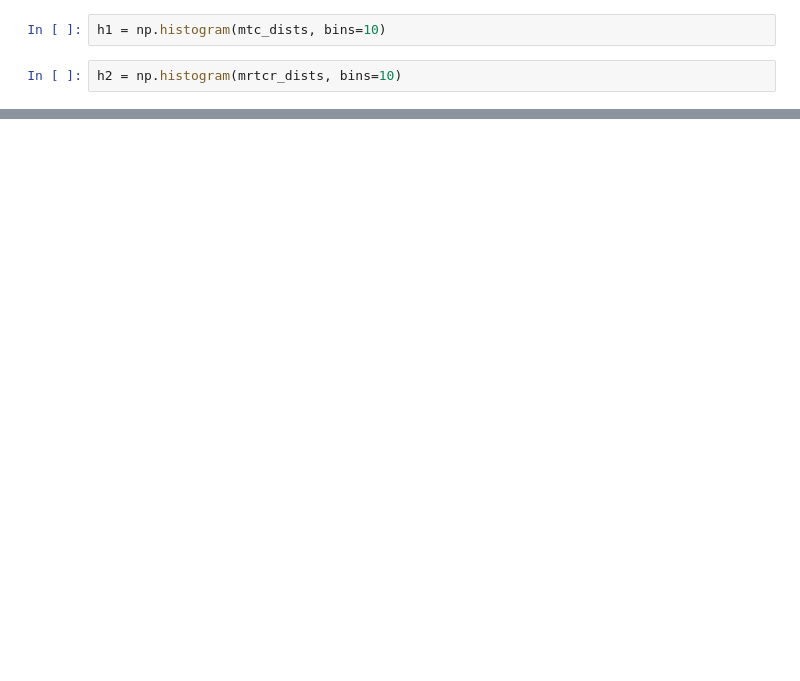
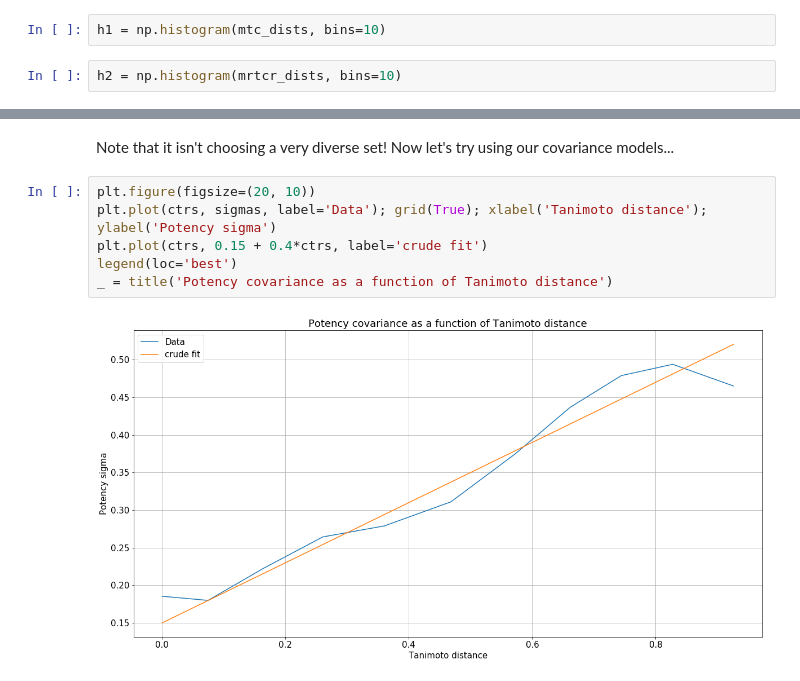
Before and after one commit to owatson/PenalizedPrediction, a Jupyter notebook: MalariaPaper.ipynb, the cells around one changed output, grey strips where cells are left out. Drawn from its saved outputs; the diff is of its cells as text; blank space fills up the shorter version.

```diff
--- a/MalariaPaper.ipynb
+++ b/MalariaPaper.ipynb
@@ -858,0 +996,10 @@ _ = plt.title('Estimate of fraction of actives as function of distance from an a
+# %% [markdown]
+Note that it isn't choosing a very diverse set!  Now let's try using our covariance models...
+# %%
+plt.figure(figsize=(20, 10))
+plt.plot(ctrs, sigmas, label='Data'); grid(True); xlabel('Tanimoto distance'); ylabel('Potency sigma')
+plt.plot(ctrs, 0.15 + 0.4*ctrs, label='crude fit')
+legend(loc='best')
+_ = title('Potency covariance as a function of Tanimoto distance')
+# %% [output]
+[figure, added]
```
Also changed, not shown: parts of 51 cells of this notebook, 3 other files.
